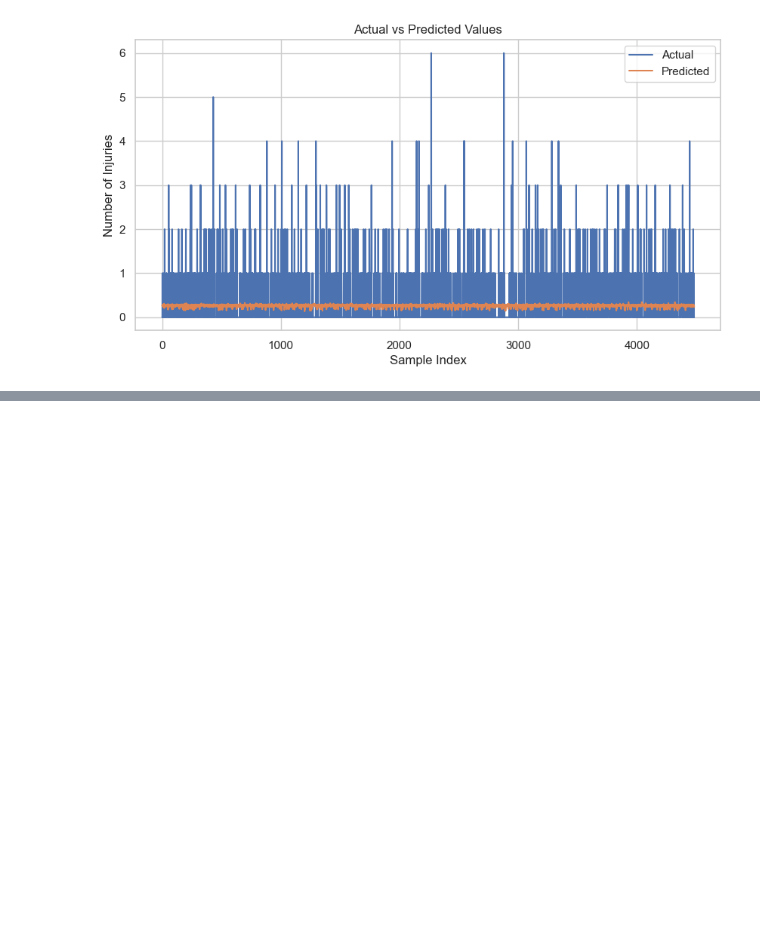
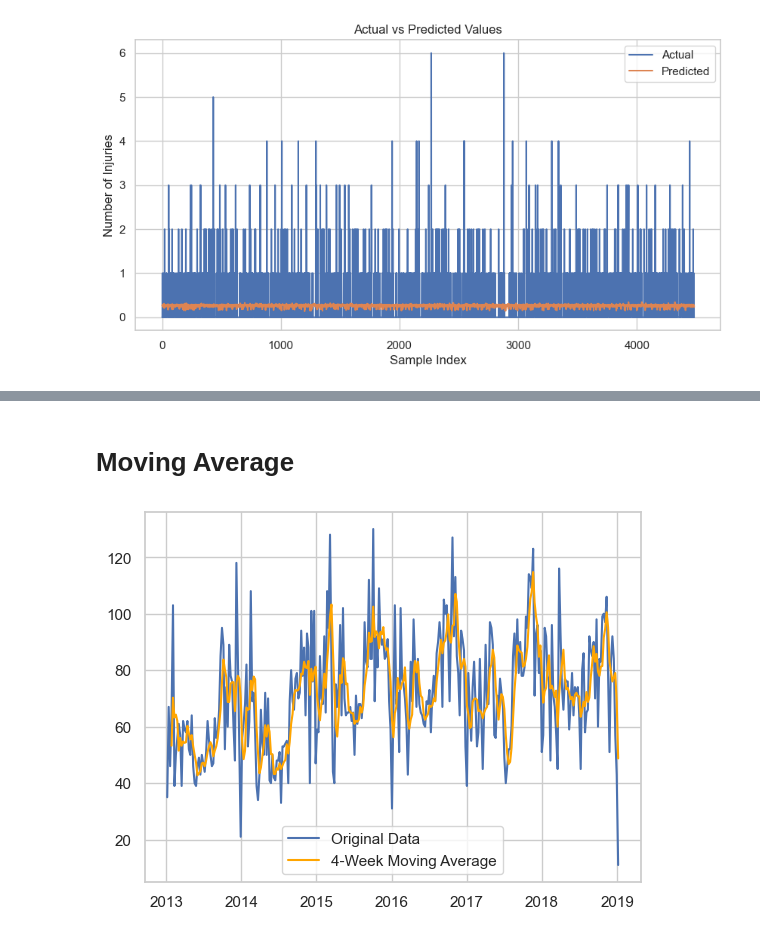
Before and after one commit to EgaTypeR/traffic-crash-forecasting, a Jupyter notebook: forcasting.ipynb, the cells around one changed output, grey strips where cells are left out. Saved outputs shown, nothing was run; the diff lists cells and outputs as text; code cells hidden in the pictures; blank space fills up the shorter version.

```diff
--- a/forcasting.ipynb
+++ b/forcasting.ipynb
@@ -303,0 +348,13 @@ plt.show()
+# %% [markdown]
+# Moving Average
+# %%
+# Calculate 4-week moving average (you can adjust the window size)
+weekly_data['Moving_Avg'] = weekly_data['TOTAL_CRASHES'].rolling(window=4).mean()
+
+# Plot the original data and moving average
+plt.plot(weekly_data['TOTAL_CRASHES'], label='Original Data')
+plt.plot(weekly_data['Moving_Avg'], label='4-Week Moving Average', color='orange')
+plt.legend()
+plt.show()
+# %% [output]
+[figure, added]
```
Also changed, not shown: parts of 7 cells of this notebook.
